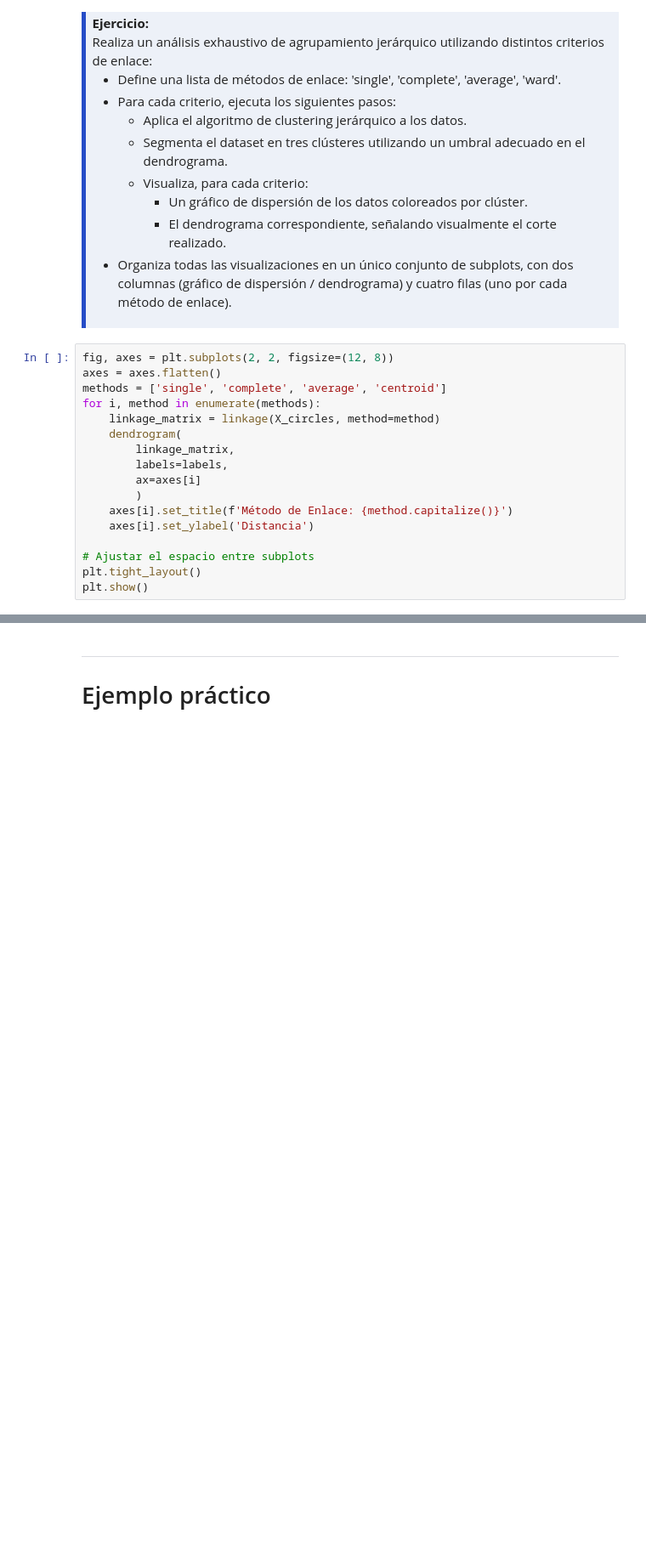
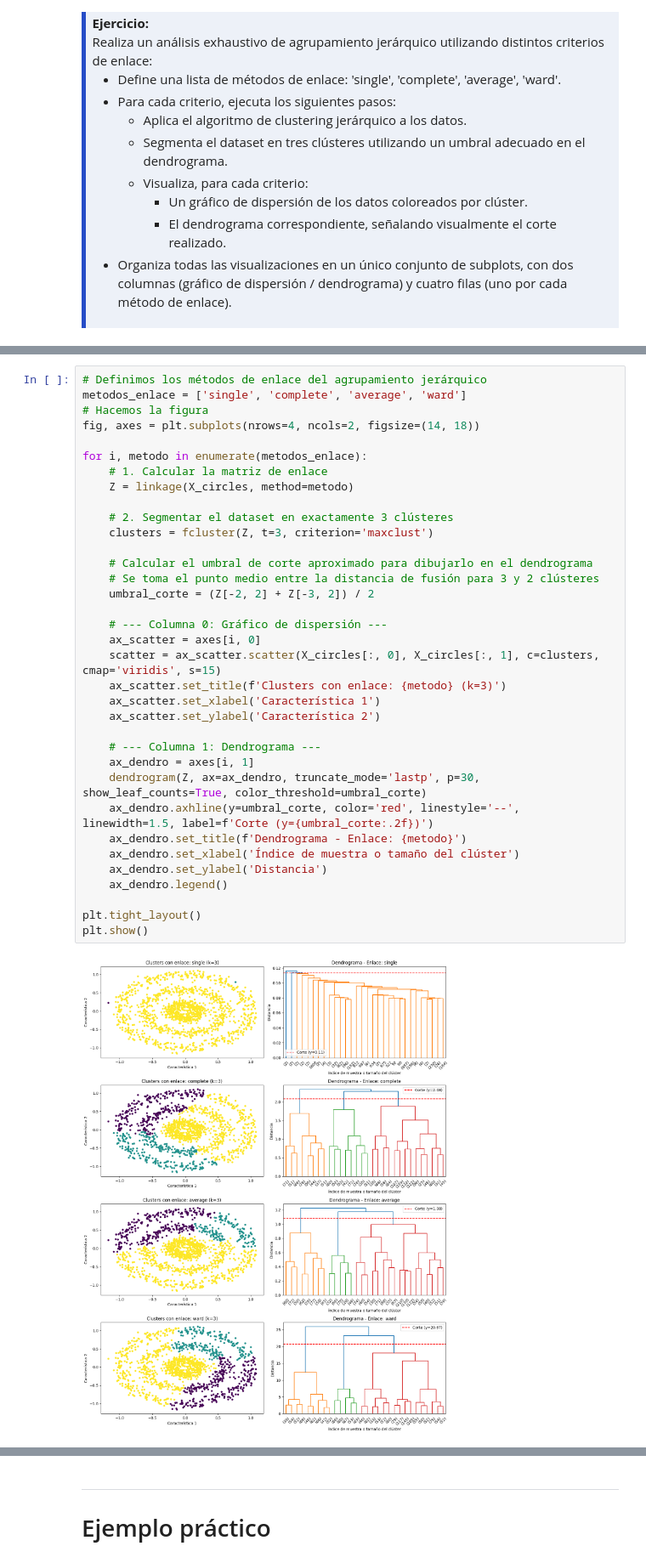
Before and after one commit to juanfercaicedo/AprendizajeAutomaticoInicial, a Jupyter notebook: Talleres/Taller01.ipynb, the cells around one changed output, grey strips where cells are left out. Shown at 85% size. Drawn from its saved outputs; the diff is of its cells as text; blank space fills up the shorter version.

```diff
--- a/Talleres/Taller01.ipynb
+++ b/Talleres/Taller01.ipynb
@@ -166,20 +166,3 @@ Realiza un análisis exhaustivo de agrupamiento jerárquico utilizando distintos
   <li>Organiza todas las visualizaciones en un único conjunto de subplots, con dos columnas (gráfico de dispersión / dendrograma) y cuatro filas (uno por cada método de enlace).</li>
 </ul>
 </div>
-# %%
-fig, axes = plt.subplots(2, 2, figsize=(12, 8))
-axes = axes.flatten()
-methods = ['single', 'complete', 'average', 'centroid']
-for i, method in enumerate(methods):
-    linkage_matrix = linkage(X_circles, method=method)
-    dendrogram(
-        linkage_matrix,
-        labels=labels,
-        ax=axes[i]
-        )
-    axes[i].set_title(f'Método de Enlace: {method.capitalize()}')
-    axes[i].set_ylabel('Distancia')
-
-# Ajustar el espacio entre subplots
-plt.tight_layout()
-plt.show()
@@ -188,3 +169,40 @@ plt.show()
+# %%
+# Definimos los métodos de enlace del agrupamiento jerárquico
+metodos_enlace = ['single', 'complete', 'average', 'ward']
+# Hacemos la figura
+fig, axes = plt.subplots(nrows=4, ncols=2, figsize=(14, 18))
+
+for i, metodo in enumerate(metodos_enlace):
+    # 1. Calcular la matriz de enlace
+    Z = linkage(X_circles, method=metodo)
+
+    # 2. Segmentar el dataset en exactamente 3 clústeres
+    clusters = fcluster(Z, t=3, criterion='maxclust')
+
+    # Calcular el umbral de corte aproximado para dibujarlo en el dendrograma
+    # Se toma el punto medio entre la distancia de fusión para 3 y 2 clústeres
+    umbral_corte = (Z[-2, 2] + Z[-3, 2]) / 2
+
+    # --- Columna 0: Gráfico de dispersión ---
+    ax_scatter = axes[i, 0]
+    scatter = ax_scatter.scatter(X_circles[:, 0], X_circles[:, 1], c=clusters, cmap='viridis', s=15)
+    ax_scatter.set_title(f'Clusters con enlace: {metodo} (k=3)')
+    ax_scatter.set_xlabel('Característica 1')
+    ax_scatter.set_ylabel('Característica 2')
+
+    # --- Columna 1: Dendrograma ---
+    ax_dendro = axes[i, 1]
+    dendrogram(Z, ax=ax_dendro, truncate_mode='lastp', p=30, show_leaf_counts=True, color_threshold=umbral_corte)
+    ax_dendro.axhline(y=umbral_corte, color='red', linestyle='--', linewidth=1.5, label=f'Corte (y={umbral_corte:.2f})')
+    ax_dendro.set_title(f'Dendrograma - Enlace: {metodo}')
+    ax_dendro.set_xlabel('Índice de muestra o tamaño del clúster')
+    ax_dendro.set_ylabel('Distancia')
+    ax_dendro.legend()
+
+plt.tight_layout()
+plt.show()
+# %% [output]
+[figure, added]
 # %% [markdown]
 
 ### <font color='264CC7'> Evaluación crítica del método </font>
```
Also changed, not shown: parts of 12 cells of this notebook.
